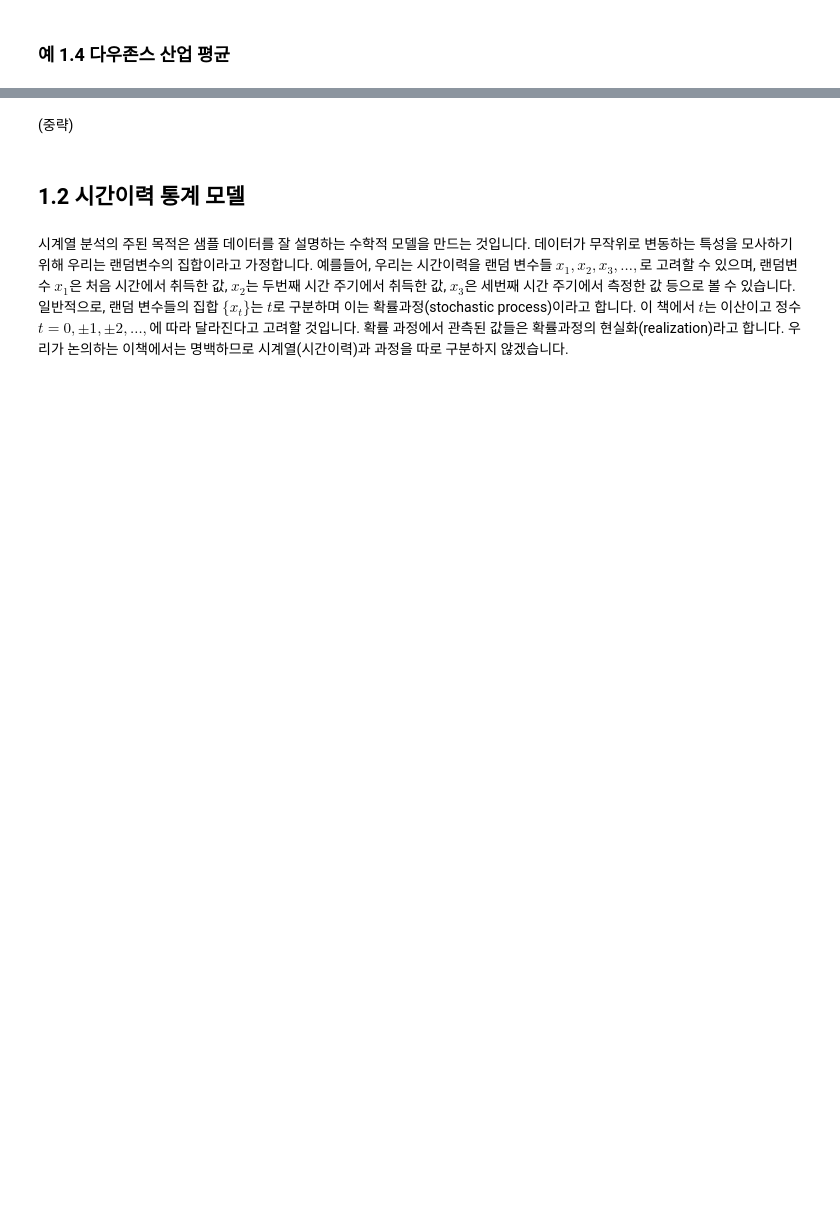
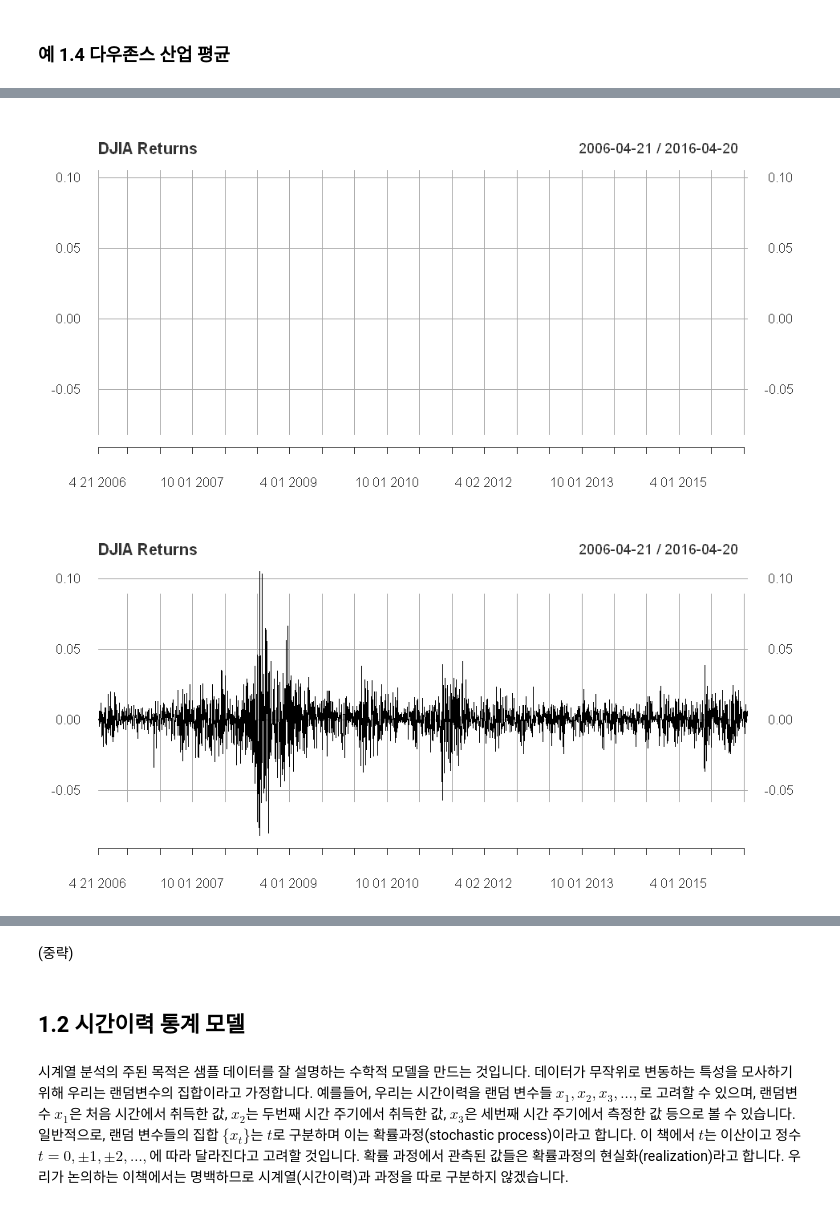
Before and after one commit to wonho13/work, a Jupyter notebook: 책번역/Time Series Analysis and Its Application/CH1_Characteristics_of_Time_Series.ipynb, the cells around one changed output, grey strips where cells are left out. Saved outputs shown, nothing was run; the diff lists cells and outputs as text; code cells hidden in the pictures; blank space fills up the shorter version.

```diff
--- a/책번역/Time Series Analysis and Its Application/CH1_Characteristics_of_Time_Series.ipynb
+++ b/책번역/Time Series Analysis and Its Application/CH1_Characteristics_of_Time_Series.ipynb
@@ -44,0 +68,9 @@ plot(speech)
+# %%
+library(TTR)
+djia = getYahooData("^DJI", start = 20060420, end = 20160420, freq = "daily")
+library(xts)
+djiar = diff(log(djia$Close))[-1] # approximate returns
+plot(djiar, main="DJIA Returns", type="n")
+lines(djiar)
+options(repr.plot.width=8, repr.plot.height=4); grid(lty=1);
+# %% [output]
@@ -44,0 +82,2 @@ plot(speech)
+[figure, added]
+[figure, added]
```
Also changed, not shown: parts of 46 cells of this notebook.
